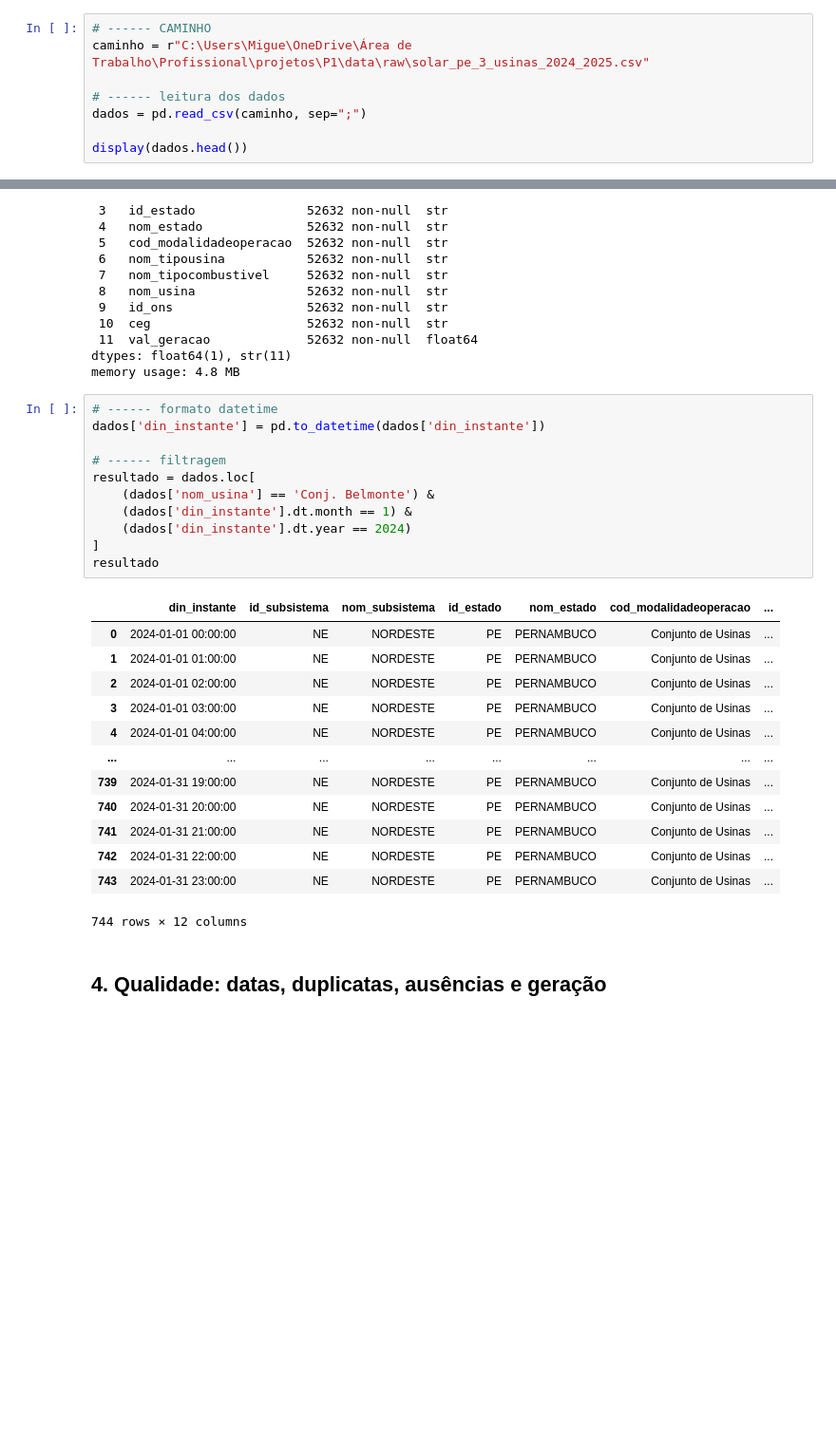
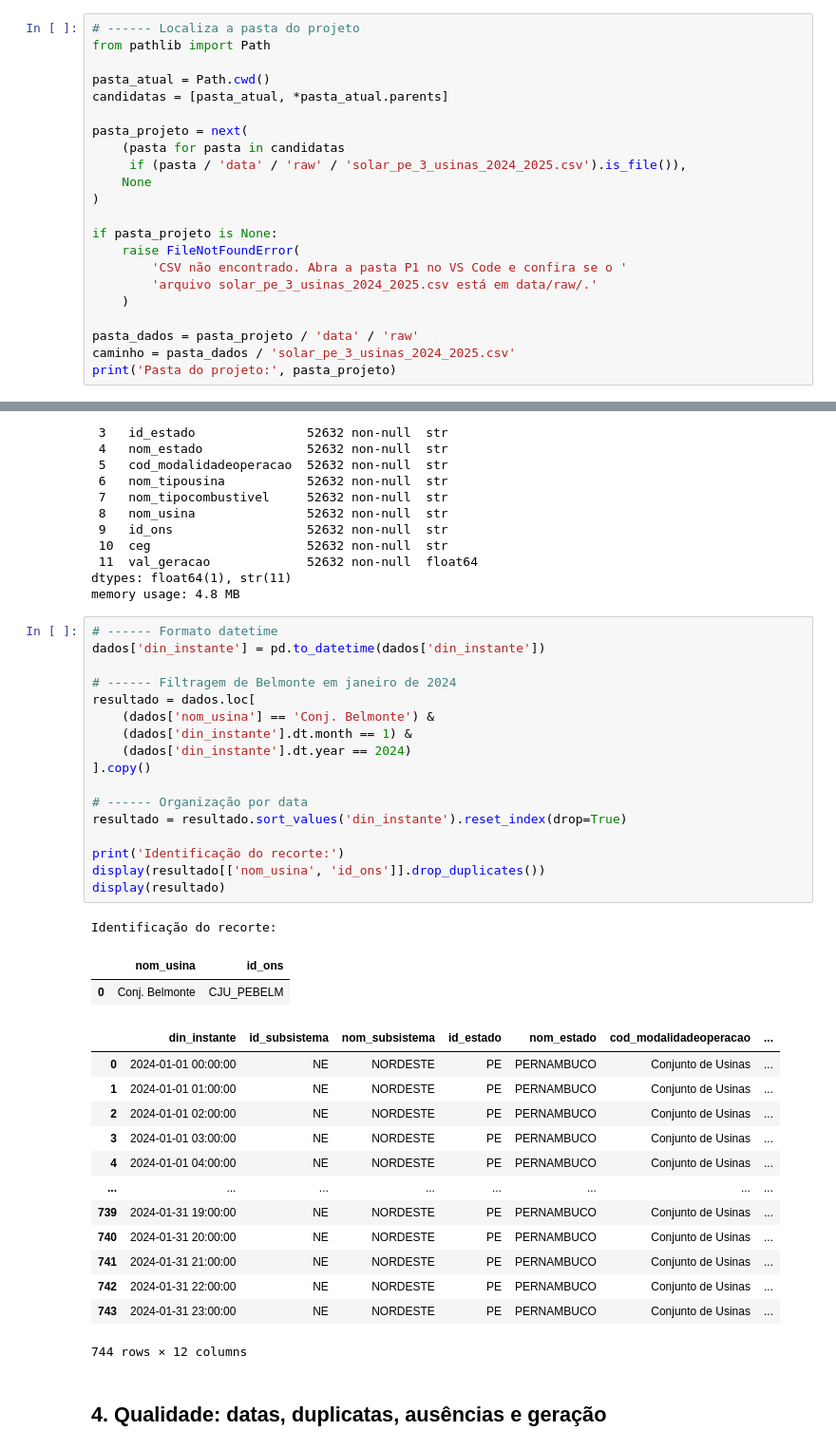
Before and after one commit to MiguelFreire-bit/previsao-geracao-solar-ons, a Jupyter notebook: notebooks/01_entendimento_dos_dados.ipynb, the cells around one changed output, grey strips where cells are left out. Shown at 95% size. Drawn from its saved outputs; the diff is of its cells as text; blank space fills up the shorter version.

Commit message:
Adição de manifesto dos dados e melhora do primeiro notebook de analise inicial

```diff
--- a/notebooks/01_entendimento_dos_dados.ipynb
+++ b/notebooks/01_entendimento_dos_dados.ipynb
@@ -13,10 +23,24 @@ c:\Users\Migue\OneDrive\Área de Trabalho\Profissional\projetos\P1\.venv\Scripts
 # %% [markdown]
 ## 1. Leitura dos dados
 # %%
-# ------ CAMINHO
-caminho = r"C:\Users\Migue\OneDrive\Área de Trabalho\Profissional\projetos\P1\data\raw\solar_pe_3_usinas_2024_2025.csv"
+# ------ Localiza a pasta do projeto
+from pathlib import Path
 
-# ------ leitura dos dados
-dados = pd.read_csv(caminho, sep=";")
+pasta_atual = Path.cwd()
+candidatas = [pasta_atual, *pasta_atual.parents]
 
-display(dados.head())
+pasta_projeto = next(
+    (pasta for pasta in candidatas
+     if (pasta / 'data' / 'raw' / 'solar_pe_3_usinas_2024_2025.csv').is_file()),
+    None
+)
+
+if pasta_projeto is None:
+    raise FileNotFoundError(
+        'CSV não encontrado. Abra a pasta P1 no VS Code e confira se o '
+        'arquivo solar_pe_3_usinas_2024_2025.csv está em data/raw/.'
+    )
+
+pasta_dados = pasta_projeto / 'data' / 'raw'
+caminho = pasta_dados / 'solar_pe_3_usinas_2024_2025.csv'
+print('Pasta do projeto:', pasta_projeto)
@@ -88,30 +139,39 @@ Data columns (total 12 columns):
 dtypes: float64(1), str(11)
 memory usage: 4.8 MB
 # %%
-# ------ formato datetime
+# ------ Formato datetime
 dados['din_instante'] = pd.to_datetime(dados['din_instante'])
 
-# ------ filtragem
+# ------ Filtragem de Belmonte em janeiro de 2024
 resultado = dados.loc[
     (dados['nom_usina'] == 'Conj. Belmonte') &
     (dados['din_instante'].dt.month == 1) &
     (dados['din_instante'].dt.year == 2024)
-]
-resultado
+].copy()
+
+# ------ Organização por data
+resultado = resultado.sort_values('din_instante').reset_index(drop=True)
+
+print('Identificação do recorte:')
+display(resultado[['nom_usina', 'id_ons']].drop_duplicates())
+display(resultado)
 # %% [output]
+Identificação do recorte:
-|  | din_instante | id_subsistema | nom_subsistema | id_estado | nom_estado | cod_modalidadeoperacao | ... |
-| 0 | 2024-01-01 00:00:00 | NE | NORDESTE | PE | PERNAMBUCO | Conjunto de Usinas | ... |
-| 1 | 2024-01-01 01:00:00 | NE | NORDESTE | PE | PERNAMBUCO | Conjunto de Usinas | ... |
-| 2 | 2024-01-01 02:00:00 | NE | NORDESTE | PE | PERNAMBUCO | Conjunto de Usinas | ... |
-| 3 | 2024-01-01 03:00:00 | NE | NORDESTE | PE | PERNAMBUCO | Conjunto de Usinas | ... |
-| 4 | 2024-01-01 04:00:00 | NE | NORDESTE | PE | PERNAMBUCO | Conjunto de Usinas | ... |
-| ... | ... | ... | ... | ... | ... | ... | ... |
-| 739 | 2024-01-31 19:00:00 | NE | NORDESTE | PE | PERNAMBUCO | Conjunto de Usinas | ... |
-| 740 | 2024-01-31 20:00:00 | NE | NORDESTE | PE | PERNAMBUCO | Conjunto de Usinas | ... |
-| 741 | 2024-01-31 21:00:00 | NE | NORDESTE | PE | PERNAMBUCO | Conjunto de Usinas | ... |
-| 742 | 2024-01-31 22:00:00 | NE | NORDESTE | PE | PERNAMBUCO | Conjunto de Usinas | ... |
-| 743 | 2024-01-31 23:00:00 | NE | NORDESTE | PE | PERNAMBUCO | Conjunto de Usinas | ... |
+|  | nom_usina | id_ons |
+| 0 | Conj. Belmonte | CJU_PEBELM |
-744 rows × 12 columns
+|  | din_instante | id_subsistema | nom_subsistema | id_estado | nom_estado | cod_modalidadeoperacao | ... |
+| 0 | 2024-01-01 00:00:00 | NE | NORDESTE | PE | PERNAMBUCO | Conjunto de Usinas | ... |
+| 1 | 2024-01-01 01:00:00 | NE | NORDESTE | PE | PERNAMBUCO | Conjunto de Usinas | ... |
+| 2 | 2024-01-01 02:00:00 | NE | NORDESTE | PE | PERNAMBUCO | Conjunto de Usinas | ... |
+| 3 | 2024-01-01 03:00:00 | NE | NORDESTE | PE | PERNAMBUCO | Conjunto de Usinas | ... |
+| 4 | 2024-01-01 04:00:00 | NE | NORDESTE | PE | PERNAMBUCO | Conjunto de Usinas | ... |
+| ... | ... | ... | ... | ... | ... | ... | ... |
+| 739 | 2024-01-31 19:00:00 | NE | NORDESTE | PE | PERNAMBUCO | Conjunto de Usinas | ... |
+| 740 | 2024-01-31 20:00:00 | NE | NORDESTE | PE | PERNAMBUCO | Conjunto de Usinas | ... |
+| 741 | 2024-01-31 21:00:00 | NE | NORDESTE | PE | PERNAMBUCO | Conjunto de Usinas | ... |
+| 742 | 2024-01-31 22:00:00 | NE | NORDESTE | PE | PERNAMBUCO | Conjunto de Usinas | ... |
+| 743 | 2024-01-31 23:00:00 | NE | NORDESTE | PE | PERNAMBUCO | Conjunto de Usinas | ... |
+744 rows × 12 columns
 # %% [markdown]
 ## 4. Qualidade: datas, duplicatas, ausências e geração
 # %%
```
Also changed, not shown: parts of 17 cells of this notebook, 1 other file.
